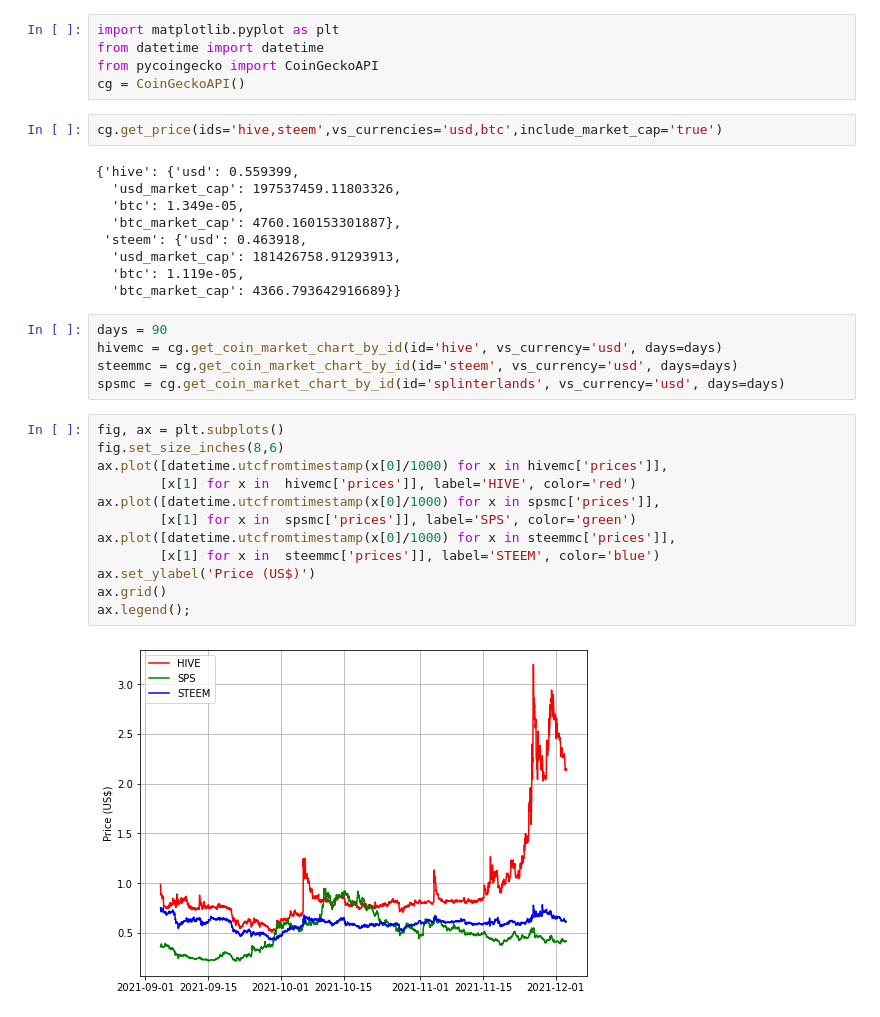
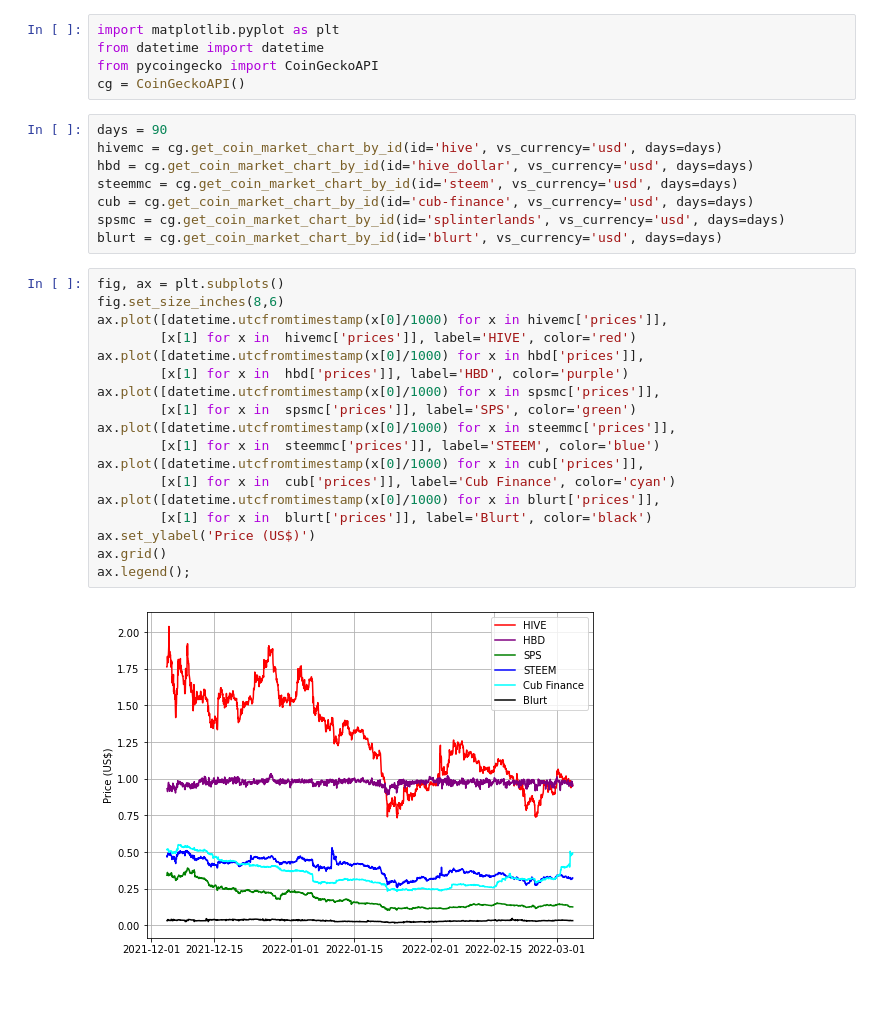
Before and after one commit to steevc/hivescripts, a Jupyter notebook: coingecko.ipynb, the cells around one changed output. Drawn from its saved outputs; the diff is of its cells as text; blank space fills up the shorter version.

```diff
--- a/coingecko.ipynb
+++ b/coingecko.ipynb
@@ -3,33 +3,31 @@ import matplotlib.pyplot as plt
 from datetime import datetime
 from pycoingecko import CoinGeckoAPI
 cg = CoinGeckoAPI()
-# %%
-cg.get_price(ids='hive,steem',vs_currencies='usd,btc',include_market_cap='true')
-# %% [output]
-{'hive': {'usd': 0.559399,
-  'usd_market_cap': 197537459.11803326,
-  'btc': 1.349e-05,
-  'btc_market_cap': 4760.160153301887},
- 'steem': {'usd': 0.463918,
-  'usd_market_cap': 181426758.91293913,
-  'btc': 1.119e-05,
-  'btc_market_cap': 4366.793642916689}}
 # %%
 days = 90
 hivemc = cg.get_coin_market_chart_by_id(id='hive', vs_currency='usd', days=days)
+hbd = cg.get_coin_market_chart_by_id(id='hive_dollar', vs_currency='usd', days=days)
 steemmc = cg.get_coin_market_chart_by_id(id='steem', vs_currency='usd', days=days)
+cub = cg.get_coin_market_chart_by_id(id='cub-finance', vs_currency='usd', days=days)
 spsmc = cg.get_coin_market_chart_by_id(id='splinterlands', vs_currency='usd', days=days)
+blurt = cg.get_coin_market_chart_by_id(id='blurt', vs_currency='usd', days=days)
 # %%
 fig, ax = plt.subplots()
 fig.set_size_inches(8,6)
 ax.plot([datetime.utcfromtimestamp(x[0]/1000) for x in hivemc['prices']],
         [x[1] for x in  hivemc['prices']], label='HIVE', color='red')
+ax.plot([datetime.utcfromtimestamp(x[0]/1000) for x in hbd['prices']],
+        [x[1] for x in  hbd['prices']], label='HBD', color='purple')
 ax.plot([datetime.utcfromtimestamp(x[0]/1000) for x in spsmc['prices']],
         [x[1] for x in  spsmc['prices']], label='SPS', color='green')
 ax.plot([datetime.utcfromtimestamp(x[0]/1000) for x in steemmc['prices']],
         [x[1] for x in  steemmc['prices']], label='STEEM', color='blue')
+ax.plot([datetime.utcfromtimestamp(x[0]/1000) for x in cub['prices']],
+        [x[1] for x in  cub['prices']], label='Cub Finance', color='cyan')
+ax.plot([datetime.utcfromtimestamp(x[0]/1000) for x in blurt['prices']],
+        [x[1] for x in  blurt['prices']], label='Blurt', color='black')
 ax.set_ylabel('Price (US$)')
 ax.grid()
 ax.legend();
 # %% [output]
-[figure, old version]
+[figure, new version]
```
Also changed, not shown: parts of 1 cell of this notebook, 5 other files.
